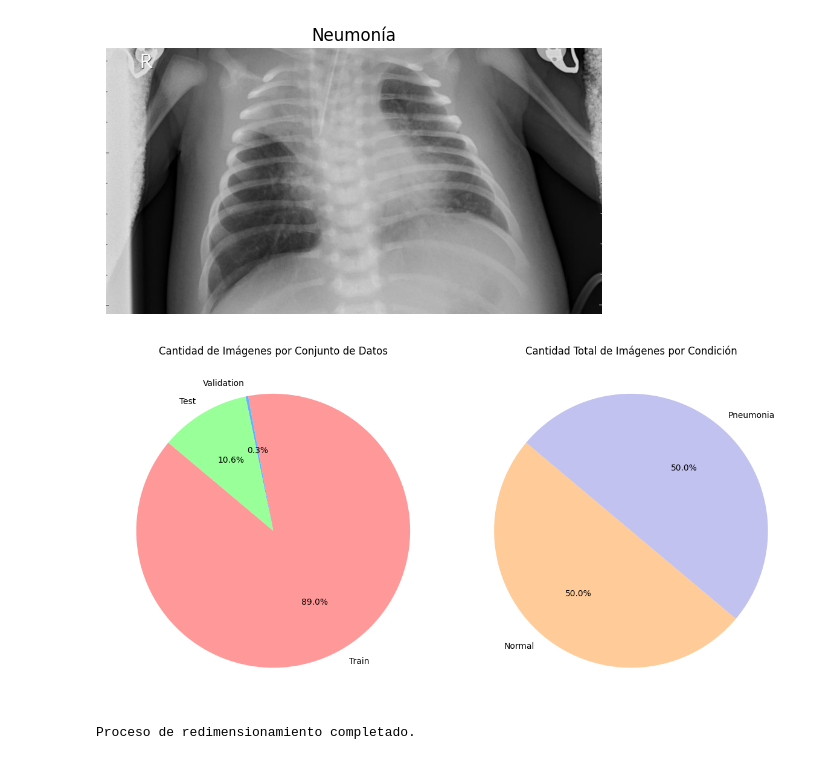
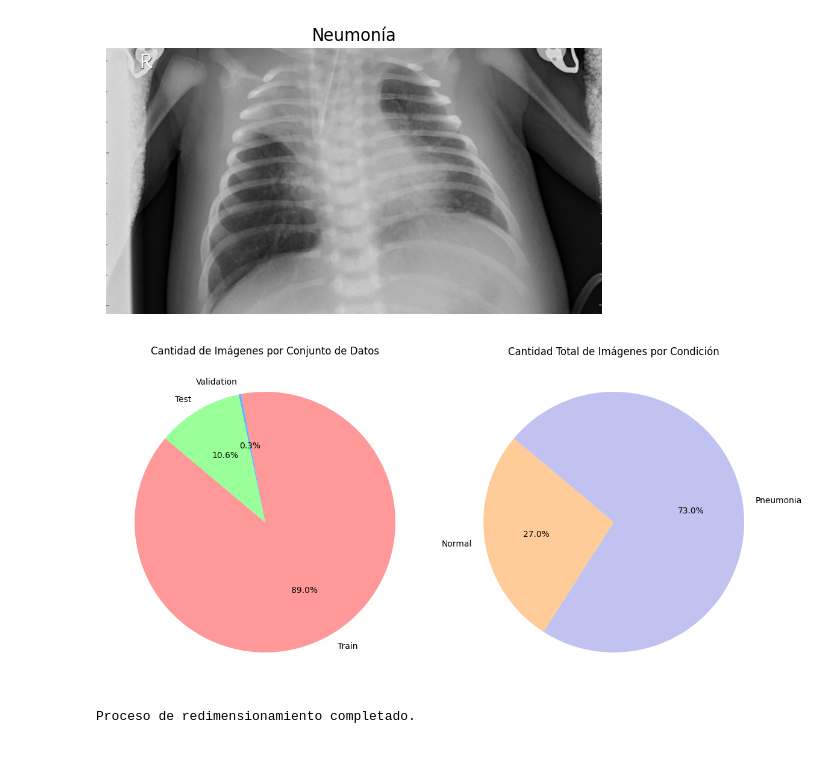
Before and after one commit to Maubaq/Pneumonia, a Jupyter notebook: MBA_PROYECTO_M7.ipynb, the cells around one changed output. Saved outputs shown, nothing was run; the diff lists cells and outputs as text; code cells hidden in the pictures.

```diff
--- a/MBA_PROYECTO_M7.ipynb
+++ b/MBA_PROYECTO_M7.ipynb
@@ -212,41 +212,44 @@ mostrar_imagen_ejemplo(ejemplo_pneumonia_dir, etiqueta="Neumonía")
 dataset_dir = "Downloads/chest_xray/chest_xray/"
 
 # Contar la cantidad de imágenes en cada conjunto de datos
-train_count = len(os.listdir(os.path.join(dataset_dir, 'train', 'NORMAL'))) + len(os.listdir(os.path.join(dataset_dir, 'train', 'PNEUMONIA')))
-val_count = len(os.listdir(os.path.join(dataset_dir, 'val', 'NORMAL'))) + len(os.listdir(os.path.join(dataset_dir, 'val', 'PNEUMONIA')))
-test_count = len(os.listdir(os.path.join(dataset_dir, 'test', 'NORMAL'))) + len(os.listdir(os.path.join(dataset_dir, 'test', 'PNEUMONIA')))
+train_normal_count = len(os.listdir(os.path.join(dataset_dir, 'train', 'NORMAL')))
+train_pneumonia_count = len(os.listdir(os.path.join(dataset_dir, 'train', 'PNEUMONIA')))
+val_normal_count = len(os.listdir(os.path.join(dataset_dir, 'val', 'NORMAL')))
+val_pneumonia_count = len(os.listdir(os.path.join(dataset_dir, 'val', 'PNEUMONIA')))
+test_normal_count = len(os.listdir(os.path.join(dataset_dir, 'test', 'NORMAL')))
+test_pneumonia_count = len(os.listdir(os.path.join(dataset_dir, 'test', 'PNEUMONIA')))
 
 # Contar la cantidad de imágenes "neumonía" y "normal" en total
-normal_count = train_count + val_count + test_count
-pneumonia_count = normal_count  # Dado que no hay otras clases en el ejemplo proporcionado
+normal_count = train_normal_count + val_normal_count + test_normal_count
+pneumonia_count = train_pneumonia_count + val_pneumonia_count + test_pneumonia_count
 
 # Etiquetas para las gráficas
 data_labels = ['Train', 'Validation', 'Test']
 condition_labels = ['Normal', 'Pneumonia']
 
 # Datos para las gráficas
-data_counts = [train_count, val_count, test_count]
+data_counts = [train_normal_count + train_pneumonia_count, val_normal_count + val_pneumonia_count, test_normal_count + test_pneumonia_count]
 condition_counts = [normal_count, pneumonia_count]
 
 # Colores personalizados
 data_colors = ['#FF9999', '#66B2FF', '#99FF99']  # Colores para los conjuntos de datos
 condition_colors = ['#FFCC99', '#c2c2f0']         # Colores para las condiciones
 
 # Gráfica para los conjuntos de datos
 plt.figure(figsize=(12, 6))
 plt.subplot(1, 2, 1)
 plt.pie(data_counts, labels=data_labels, autopct='%1.1f%%', startangle=140, colors=data_colors)
 plt.title('Cantidad de Imágenes por Conjunto de Datos')
 
 # Gráfica para las condiciones (normal y neumonía)
 plt.subplot(1, 2, 2)
 plt.pie(condition_counts, labels=condition_labels, autopct='%1.1f%%', startangle=140, colors=condition_colors)
 plt.title('Cantidad Total de Imágenes por Condición')
 
 plt.tight_layout()
 plt.show()
 # %% [output]
-[figure, old version]
+[figure, new version]
 # %%
 import shutil
 
```
